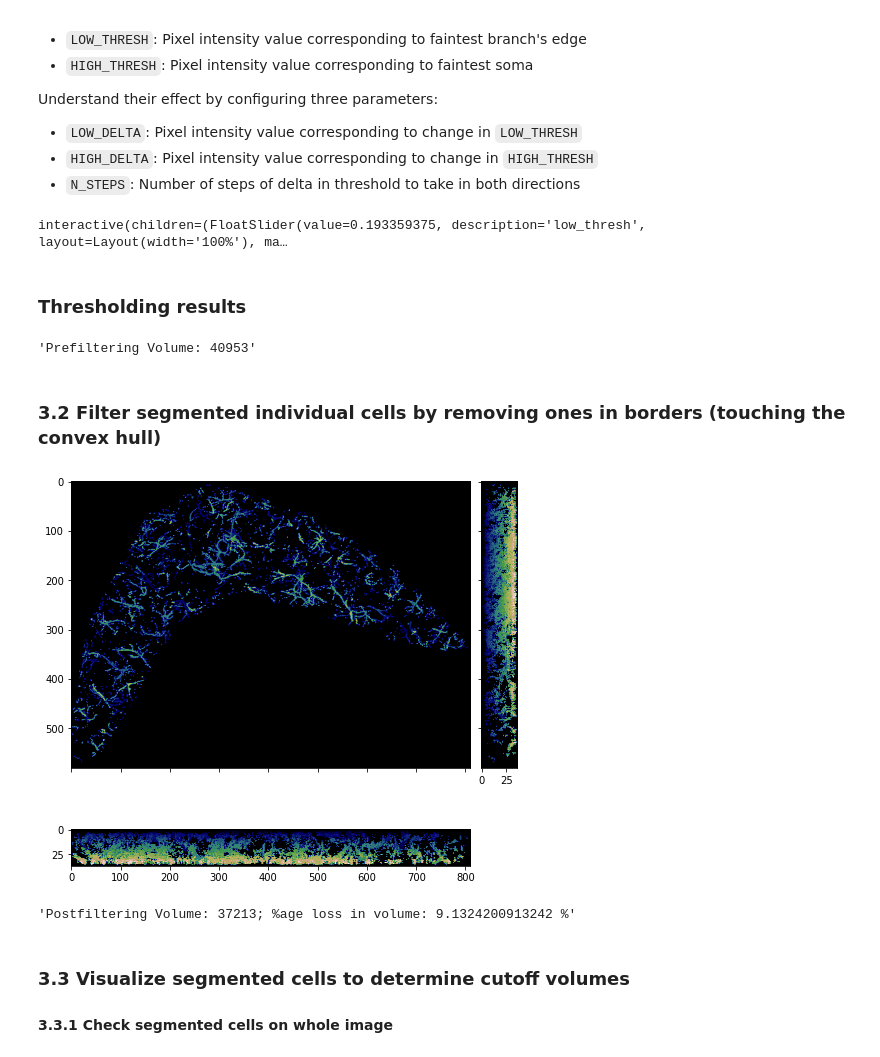
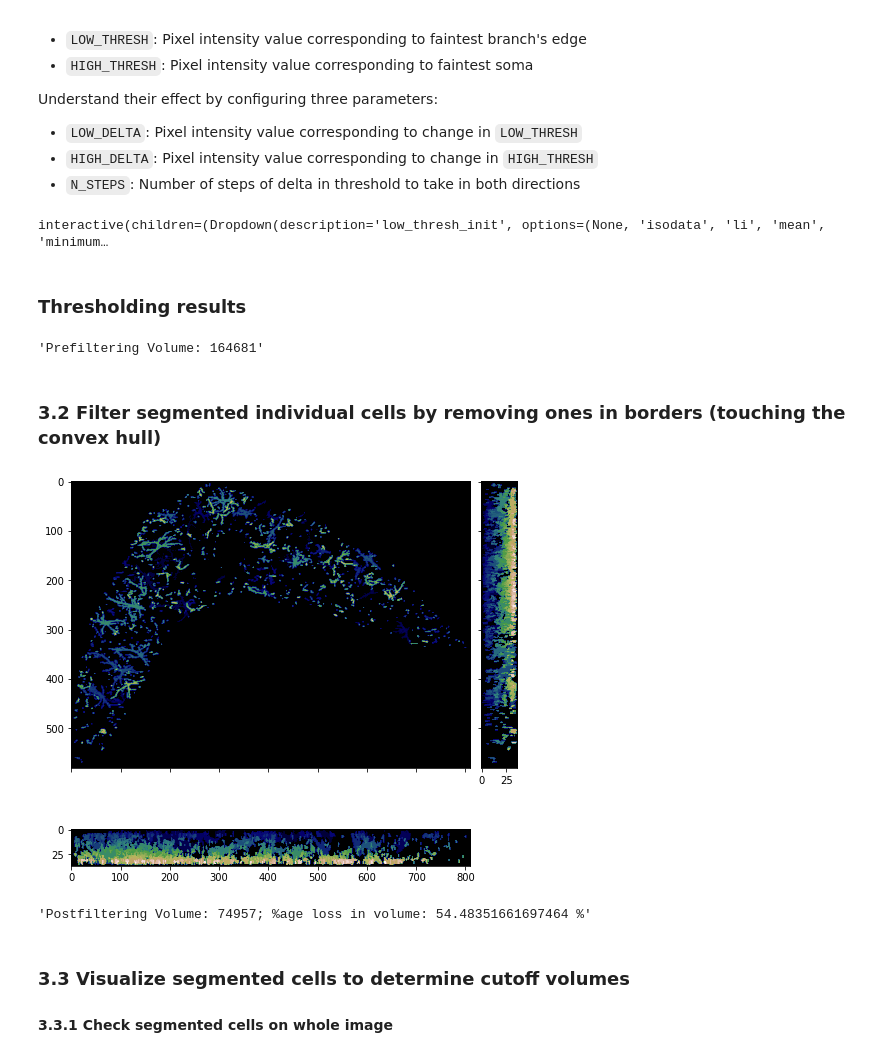
Before and after one commit to swanandlab/SMorph, a Jupyter notebook: autocrop.ipynb, the cells around one changed output. Cells and saved outputs as stored; diff of their text form; code cells hidden in the pictures.

```diff
--- a/autocrop.ipynb
+++ b/autocrop.ipynb
@@ -45,6 +46,11 @@ Set `CONFOCAL_TISSUE_IMAGE` to the path of the image file to be processed.
 CONFOCAL_TISSUE_IMAGE = 'E:/Garima Confocal/SAL,DMI, FLX ADN HALO_TREATMENT_21 DAYS/allImg/CA3/DMI_SC110.1M_3_UNMARKED__20X_SEC 2_LEFT CA3_21 DAY.czi'  #@param
 
 original = ac.import_confocal_image(CONFOCAL_TISSUE_IMAGE)
+
+if original.ndim == 2:
+  original = (original - original.min()) / (original.max() - original.min())
+  import numpy as np
+  original = np.expand_dims(original, 0)
 
 denoiser = ac.calibrate_nlm_denoiser(original)
 denoise_parameters = denoiser.keywords['denoiser_kwargs']
@@ -124,7 +130,7 @@ Understand their effect by configuring three parameters:
 # %%
 import skimage
 otsu_value = skimage.filters.threshold_otsu(denoised)
-LOW_THRESH = otsu_value
+LOW_THRESH = .055
 HIGH_THRESH = otsu_value
 
 LOW_DELTA = .0025
@@ -132,16 +138,24 @@ HIGH_DELTA = .00
 N_STEPS = 1
 results = None
 %matplotlib inline
-def test_thresholds(low_thresh, high_thresh, low_delta, high_delta, n_steps):
+def test_thresholds(low_thresh_init, low_thresh, high_thresh_init,
+                    high_thresh, low_delta, high_delta, n_steps):
   global results, LOW_THRESH, HIGH_THRESH, LOW_DELTA, HIGH_DELTA, N_STEPS
   LOW_THRESH, HIGH_THRESH, N_STEPS = low_thresh, high_thresh, n_steps
+  if low_thresh_init is not None:
+    LOW_THRESH = eval(f'skimage.filters.threshold_{low_thresh_init}(denoised)')
+  if high_thresh_init is not None:
+    if high_thresh_init == 'isodata':
+      HIGH_THRESH = eval(f'skimage.filters.threshold_{high_thresh_init}(denoised)')
   LOW_DELTA, HIGH_DELTA = low_delta, high_delta
   results = ac.testThresholds(denoised, LOW_THRESH, HIGH_THRESH, LOW_DELTA,
                               HIGH_DELTA, N_STEPS, 'gist_earth')
 
 _ = widgets.interact(test_thresholds,
+                     low_thresh_init=[None, *sm.util.THRESHOLD_METHODS],
                      low_thresh=widgets.FloatSlider(LOW_THRESH, min=0, max=1, step=.01,
                                                     readout_format='.4f', layout=widgets.Layout(width='100%')),
+                     high_thresh_init=[None, *sm.util.THRESHOLD_METHODS],
                      high_thresh=widgets.FloatSlider(HIGH_THRESH, min=0, max=1, step=.01,
                                                      readout_format='.4f', layout=widgets.Layout(width='100%')),
                      low_delta=widgets.FloatSlider(LOW_DELTA, min=0, max=1, step=.0005,
@@ -152,7 +166,7 @@ _ = widgets.interact(test_thresholds,
                                                layout=widgets.Layout(width='100%'))
 )
 # %% [output]
-interactive(children=(FloatSlider(value=0.193359375, description='low_thresh', layout=Layout(width='100%'), ma…
+interactive(children=(Dropdown(description='low_thresh_init', options=(None, 'isodata', 'li', 'mean', 'minimum…
 # %%
 view_3D({'data': denoised, 'colormap': 'inferno', 'name': 'denoised'}, *results)
 # %% [markdown]
@@ -164,15 +178,15 @@ labels = ac.label_thresholded(thresholded)
 prefiltering_volume = thresholded.sum()
 f'Prefiltering Volume: {prefiltering_volume}'
 # %% [output]
-'Prefiltering Volume: 40953'
+'Prefiltering Volume: 164681'
 # %% [markdown]
 ### 3.2 Filter segmented individual cells by removing ones in borders (touching the convex hull)
 # %%
 # discard objects connected to border of approximated tissue, potential partially captured
-filtered_labels = ac.filter_labels(labels, thresholded, linebuilder)
+filtered_labels = ac.filter_labels(labels, thresholded, linebuilder) if original.shape[0] > 1 else labels
 ac.projectXYZ(filtered_labels, .5, .5, 1, 'gist_earth')
 # %% [output]
-[figure, old version]
+[figure, new version]
 # %%
 view_3D({'data': filtered_labels, 'colormap': 'gray', 'gamma': .8, 'name': 'filtered_labels'},
         {'data': labels, 'colormap': 'gist_earth', 'gamma': .8, 'name': 'labels'})
@@ -181,7 +195,7 @@ postfiltering_volume = (filtered_labels > 0).sum()
 f'Postfiltering Volume: {postfiltering_volume}; ' \
 f'%age loss in volume: {(prefiltering_volume - postfiltering_volume) / prefiltering_volume * 100} %'
 # %% [output]
-'Postfiltering Volume: 37213; %age loss in volume: 9.1324200913242 %'
+'Postfiltering Volume: 74957; %age loss in volume: 54.48351661697464 %'
 # %%
 # get the centroids and label values from the label image
 regions = ac.arrange_regions(filtered_labels)
```
Also changed, not shown: parts of 6 cells of this notebook, 2 other files.
